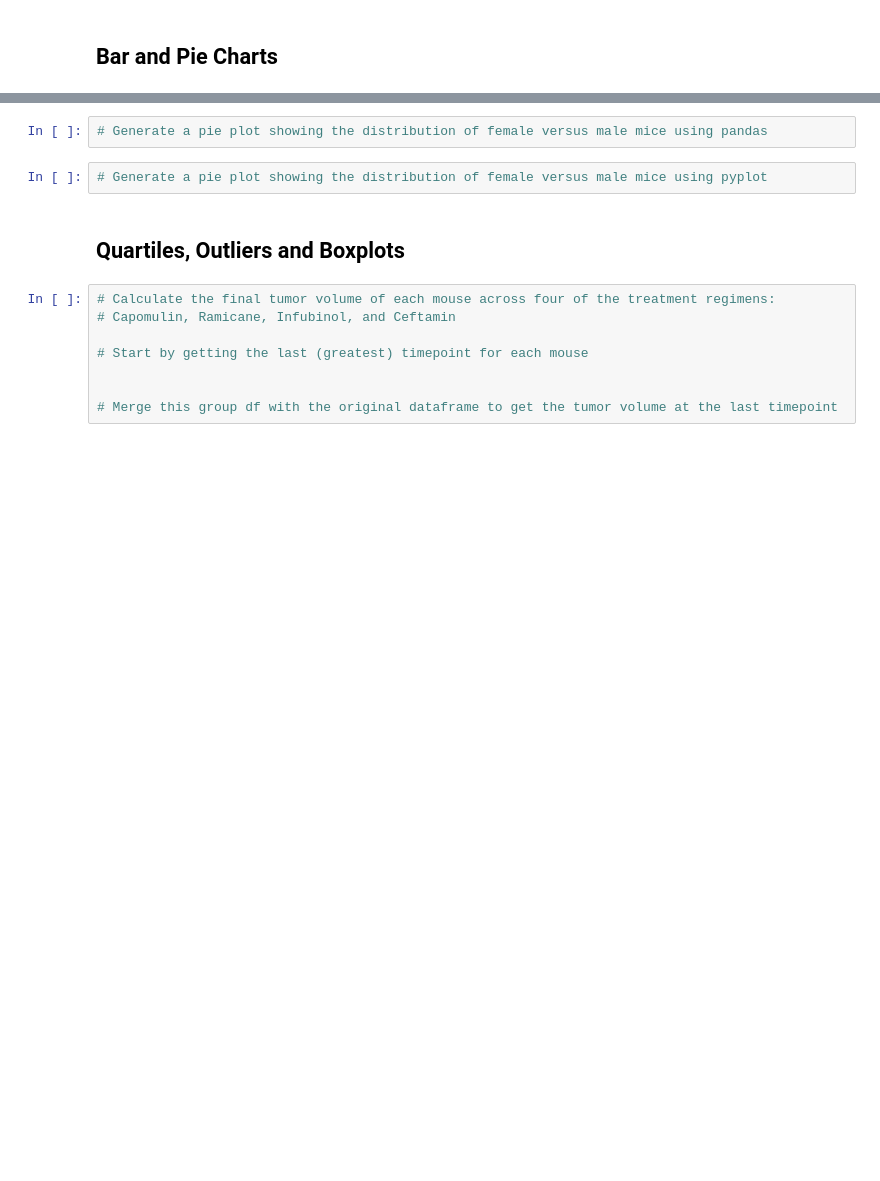
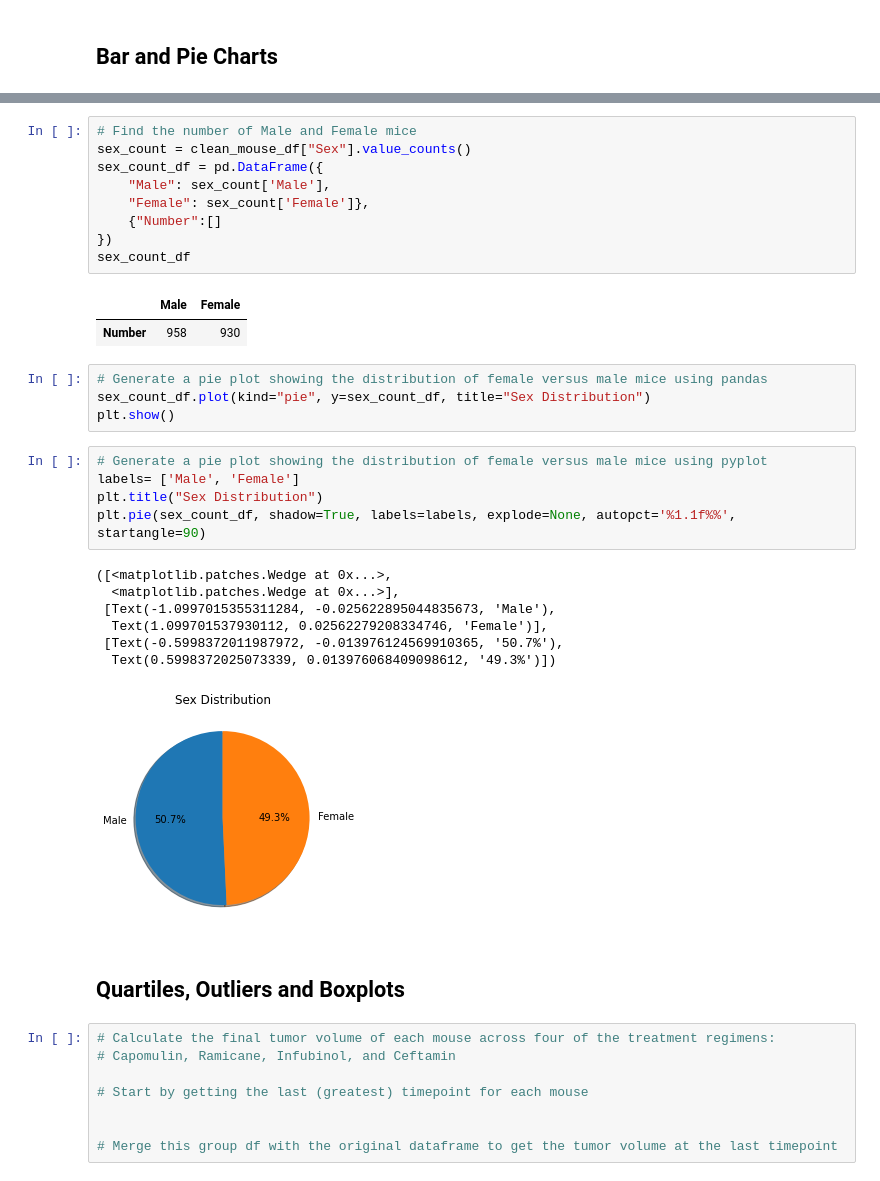
Before and after one commit to Navilongo/Pharmaceutical-Analysis-with-Python, a Jupyter notebook: pymaceuticals.ipynb, the cells around one changed output, grey strips where cells are left out. Cells and saved outputs as stored; diff of their text form; blank space fills up the shorter version.

Commit message:
Created pie plot for pyplot but have not completed df plot

```diff
--- a/pymaceuticals.ipynb
+++ b/pymaceuticals.ipynb
@@ -165,7 +161,32 @@ Text(0, 0.5, 'Measuments')
+# %%
+# Find the number of Male and Female mice
+sex_count = clean_mouse_df["Sex"].value_counts()
+sex_count_df = pd.DataFrame({
+    "Male": sex_count['Male'],
+    "Female": sex_count['Female']},
+    {"Number":[]
+})
+sex_count_df
+# %% [output]
+|  | Male | Female |
+| Number | 958 | 930 |
 # %%
 # Generate a pie plot showing the distribution of female versus male mice using pandas
+sex_count_df.plot(kind="pie", y=sex_count_df, title="Sex Distribution")
+plt.show()
 # %%
 # Generate a pie plot showing the distribution of female versus male mice using pyplot
+labels= ['Male', 'Female']
+plt.title("Sex Distribution")
+plt.pie(sex_count_df, shadow=True, labels=labels, explode=None, autopct='%1.1f%%', startangle=90)
+# %% [output]
+([<matplotlib.patches.Wedge at 0x...>,
+  <matplotlib.patches.Wedge at 0x...>],
+ [Text(-1.0997015355311284, -0.025622895044835673, 'Male'),
+  Text(1.099701537930112, 0.02562279208334746, 'Female')],
+ [Text(-0.5998372011987972, -0.013976124569910365, '50.7%'),
+  Text(0.5998372025073339, 0.013976068409098612, '49.3%')])
+[figure, added]
 # %% [markdown]
 ## Quartiles, Outliers and Boxplots
 # %%
```
Also changed, not shown: parts of 12 cells of this notebook.
